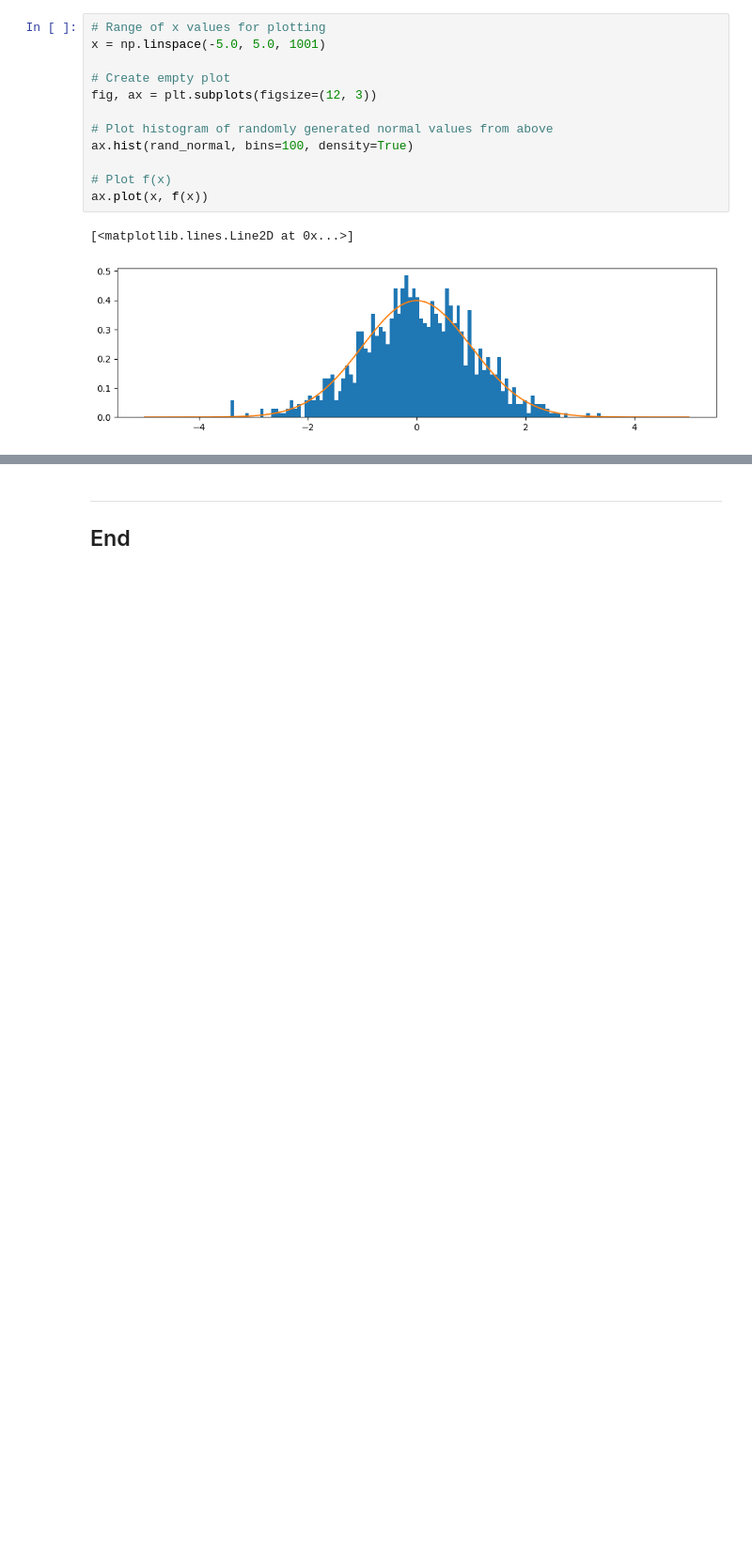
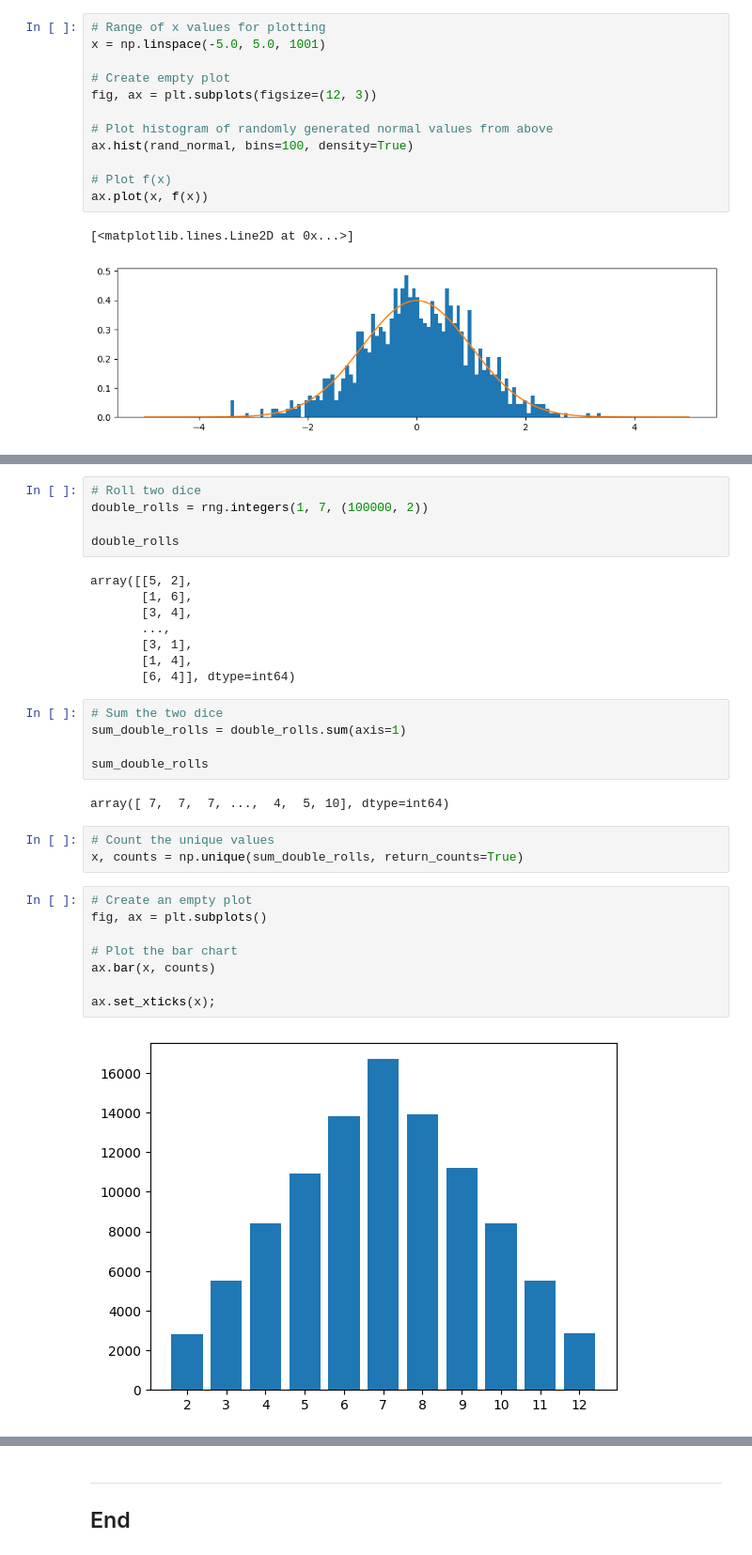
Before and after one commit to rachel-king4/fundamentalsofdataanalysis, a Jupyter notebook: mynotebook.ipynb, the cells around one changed output, grey strips where cells are left out. Shown at 94% size. Cells and saved outputs as stored; diff of their text form; blank space fills up the shorter version.

```diff
--- a/mynotebook.ipynb
+++ b/mynotebook.ipynb
@@ -241,0 +337,33 @@ ax.plot(x, f(x))
+# %%
+# Roll two dice
+double_rolls = rng.integers(1, 7, (100000, 2))
+
+double_rolls
+# %% [output]
+array([[5, 2],
+       [1, 6],
+       [3, 4],
+       ...,
+       [3, 1],
+       [1, 4],
+       [6, 4]], dtype=int64)
+# %%
+# Sum the two dice
+sum_double_rolls = double_rolls.sum(axis=1)
+
+sum_double_rolls
+# %% [output]
+array([ 7,  7,  7, ...,  4,  5, 10], dtype=int64)
+# %%
+# Count the unique values
+x, counts = np.unique(sum_double_rolls, return_counts=True)
+# %%
+# Create an empty plot
+fig, ax = plt.subplots()
+
+# Plot the bar chart
+ax.bar(x, counts)
+
+ax.set_xticks(x);
+# %% [output]
+[figure, added]
```
Also changed, not shown: parts of 19 cells of this notebook.
